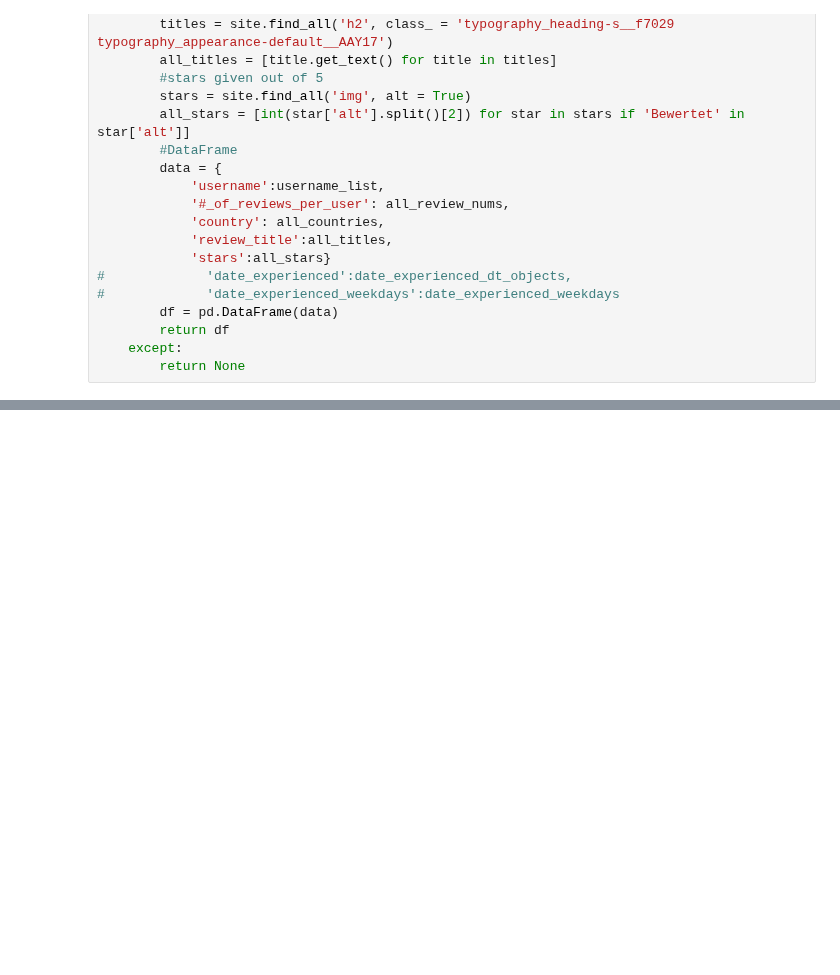
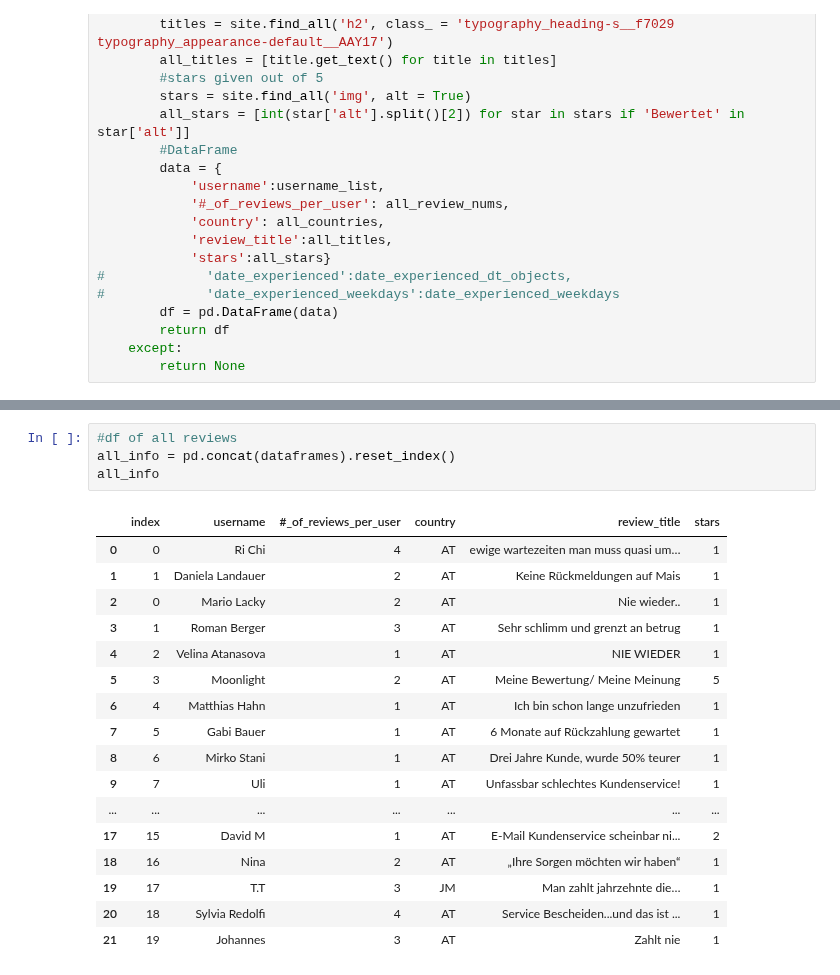
Before and after one commit to corinne167225/Capstone_UNIQA, a Jupyter notebook: VIG (Wienerstädtische) Trustpilot Reviews.ipynb, the cells around one changed output, grey strips where cells are left out. Cells and saved outputs as stored; diff of their text form; blank space fills up the shorter version.

```diff
--- a/VIG (Wienerstädtische) Trustpilot Reviews.ipynb
+++ b/VIG (Wienerstädtische) Trustpilot Reviews.ipynb
@@ -144,0 +145,22 @@ get_all_info('https://at.trustpilot.com/review/www.donauversicherung.at?language
+# %%
+#df of all reviews
+all_info = pd.concat(dataframes).reset_index()
+all_info
+# %% [output]
+|  | index | username | #_of_reviews_per_user | country | review_title | stars |
+| 0 | 0 | Ri Chi | 4 | AT | ewige wartezeiten man muss quasi um… | 1 |
+| 1 | 1 | Daniela Landauer | 2 | AT | Keine Rückmeldungen auf Mais | 1 |
+| 2 | 0 | Mario Lacky | 2 | AT | Nie wieder.. | 1 |
+| 3 | 1 | Roman Berger | 3 | AT | Sehr schlimm und grenzt an betrug | 1 |
+| 4 | 2 | Velina Atanasova | 1 | AT | NIE WIEDER | 1 |
+| 5 | 3 | Moonlight | 2 | AT | Meine Bewertung/ Meine Meinung | 5 |
+| 6 | 4 | Matthias Hahn | 1 | AT | Ich bin schon lange unzufrieden | 1 |
+| 7 | 5 | Gabi Bauer | 1 | AT | 6 Monate auf Rückzahlung gewartet | 1 |
+| 8 | 6 | Mirko Stani | 1 | AT | Drei Jahre Kunde, wurde 50% teurer | 1 |
+| 9 | 7 | Uli | 1 | AT | Unfassbar schlechtes Kundenservice! | 1 |
+| ... | ... | ... | ... | ... | ... | ... |
+| 17 | 15 | David M | 1 | AT | E-Mail Kundenservice scheinbar ni... | 2 |
+| 18 | 16 | Nina | 2 | AT | „Ihre Sorgen möchten wir haben“ | 1 |
+| 19 | 17 | T.T | 3 | JM | Man zahlt jahrzehnte die… | 1 |
+| 20 | 18 | Sylvia Redolfi | 4 | AT | Service Bescheiden...und das ist ... | 1 |
+| 21 | 19 | Johannes | 3 | AT | Zahlt nie | 1 |
```
Also changed, not shown: parts of 23 cells of this notebook, 2 other files.
